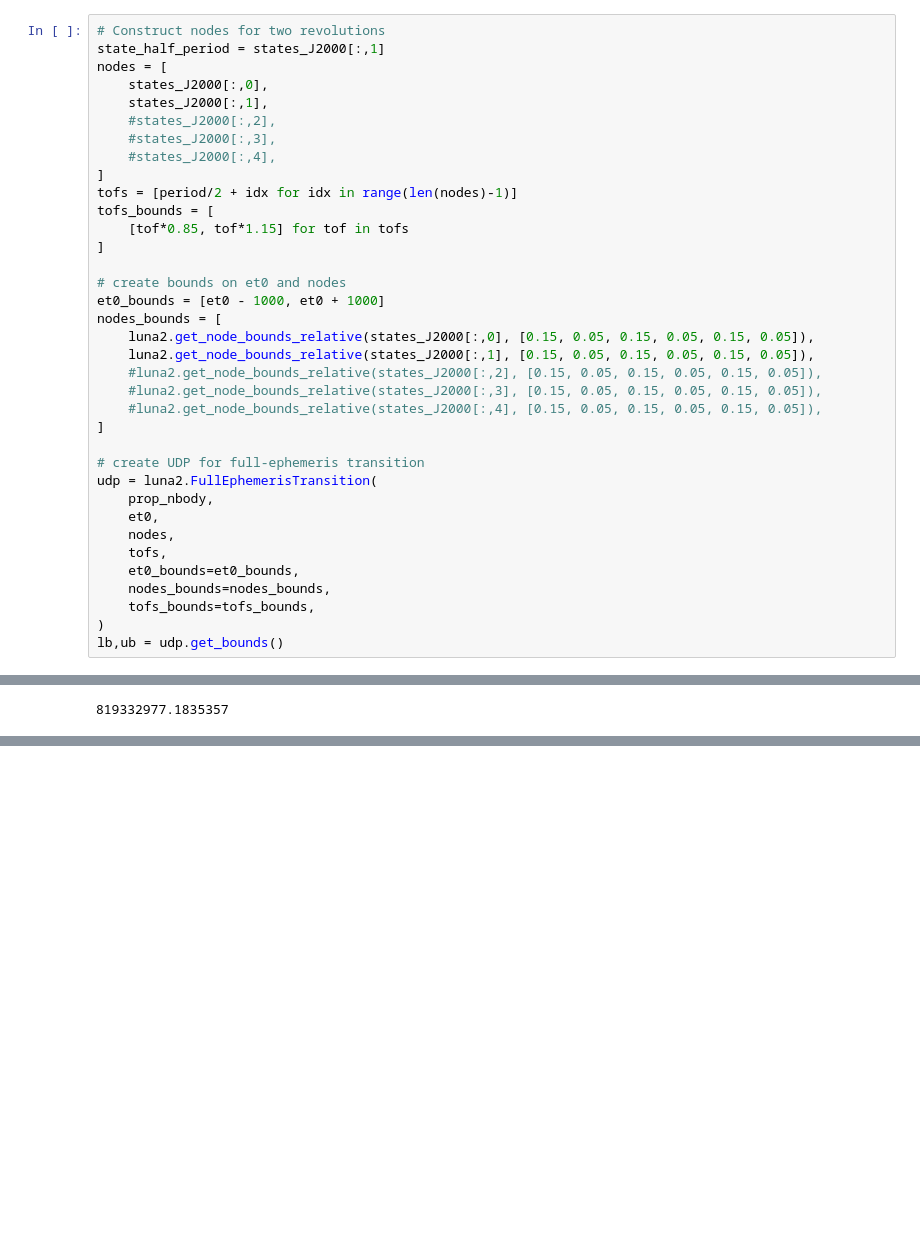
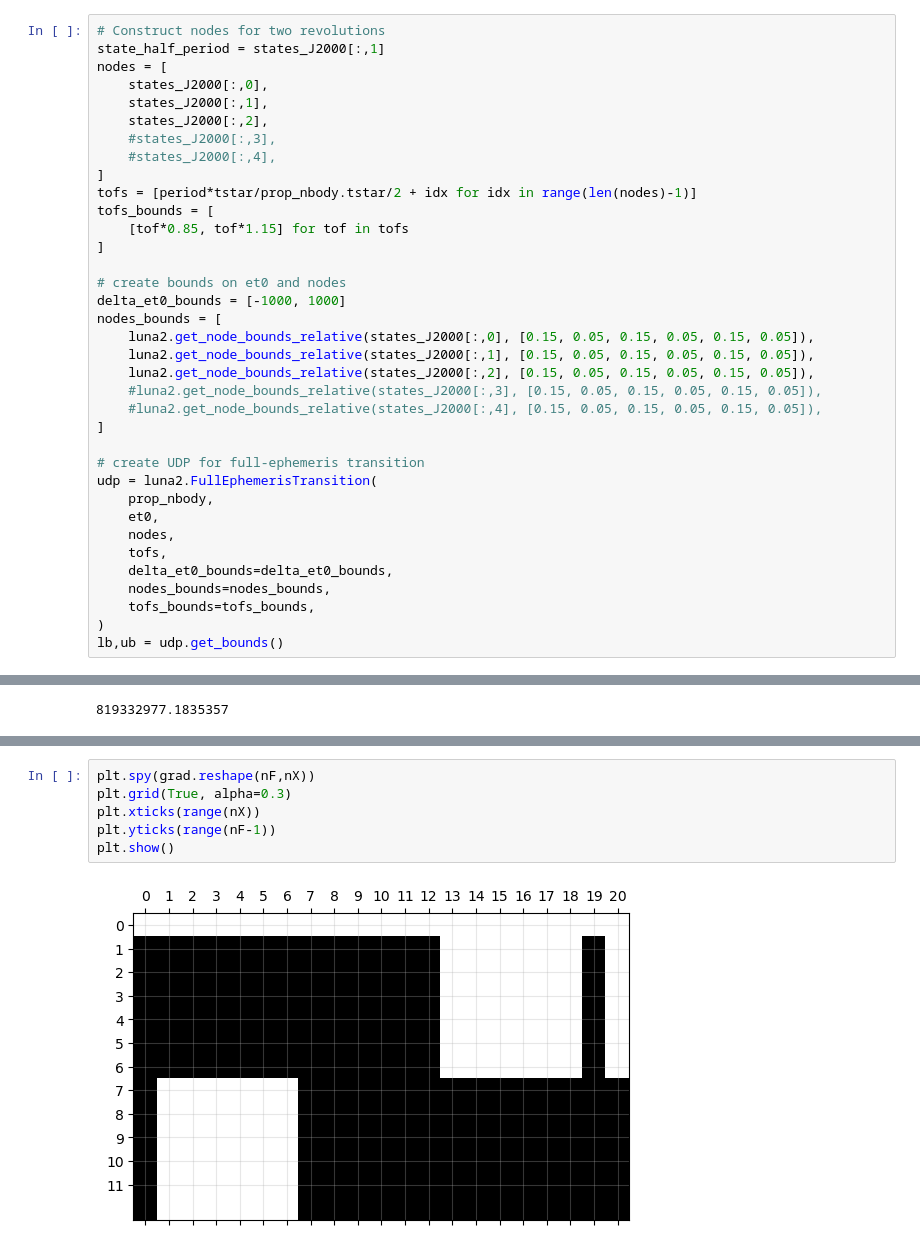
Before and after one commit to Yuricst/paladin, a Jupyter notebook: dev/dev_udp_custom_gradient.ipynb, the cells around one changed output, grey strips where cells are left out. Cells and saved outputs as stored; diff of their text form; blank space fills up the shorter version.

```diff
--- a/dev/dev_udp_custom_gradient.ipynb
+++ b/dev/dev_udp_custom_gradient.ipynb
@@ -100,21 +128,21 @@ state_half_period = states_J2000[:,1]
 nodes = [
     states_J2000[:,0],
     states_J2000[:,1],
-    #states_J2000[:,2],
+    states_J2000[:,2],
     #states_J2000[:,3],
     #states_J2000[:,4],
 ]
-tofs = [period/2 + idx for idx in range(len(nodes)-1)]
+tofs = [period*tstar/prop_nbody.tstar/2 + idx for idx in range(len(nodes)-1)]
 tofs_bounds = [
     [tof*0.85, tof*1.15] for tof in tofs
 ]
 
 # create bounds on et0 and nodes
-et0_bounds = [et0 - 1000, et0 + 1000]
+delta_et0_bounds = [-1000, 1000]
 nodes_bounds = [
     luna2.get_node_bounds_relative(states_J2000[:,0], [0.15, 0.05, 0.15, 0.05, 0.15, 0.05]),
     luna2.get_node_bounds_relative(states_J2000[:,1], [0.15, 0.05, 0.15, 0.05, 0.15, 0.05]),
-    #luna2.get_node_bounds_relative(states_J2000[:,2], [0.15, 0.05, 0.15, 0.05, 0.15, 0.05]),
+    luna2.get_node_bounds_relative(states_J2000[:,2], [0.15, 0.05, 0.15, 0.05, 0.15, 0.05]),
     #luna2.get_node_bounds_relative(states_J2000[:,3], [0.15, 0.05, 0.15, 0.05, 0.15, 0.05]),
     #luna2.get_node_bounds_relative(states_J2000[:,4], [0.15, 0.05, 0.15, 0.05, 0.15, 0.05]),
 ]
@@ -125,7 +153,7 @@ udp = luna2.FullEphemerisTransition(
     et0,
     nodes,
     tofs,
-    et0_bounds=et0_bounds,
+    delta_et0_bounds=delta_et0_bounds,
     nodes_bounds=nodes_bounds,
     tofs_bounds=tofs_bounds,
 )
@@ -207 +403,9 @@ print_matrix(np.concatenate((B,C.reshape(-1,1)), axis=1), max_digit=7)
+# %%
+plt.spy(grad.reshape(nF,nX))
+plt.grid(True, alpha=0.3)
+plt.xticks(range(nX))
+plt.yticks(range(nF-1))
+plt.show()
+# %% [output]
+[figure, added]
 # %%
```
Also changed, not shown: parts of 37 cells of this notebook, 5 other files.
